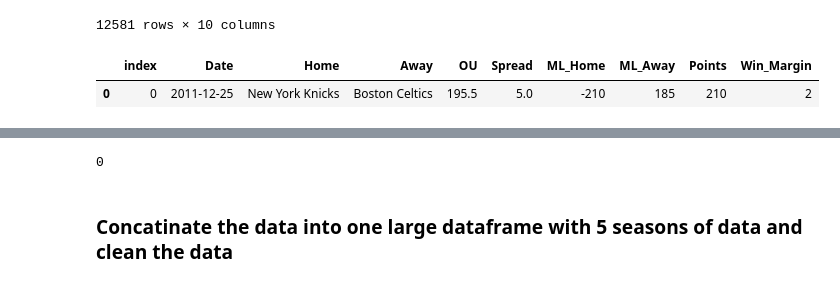
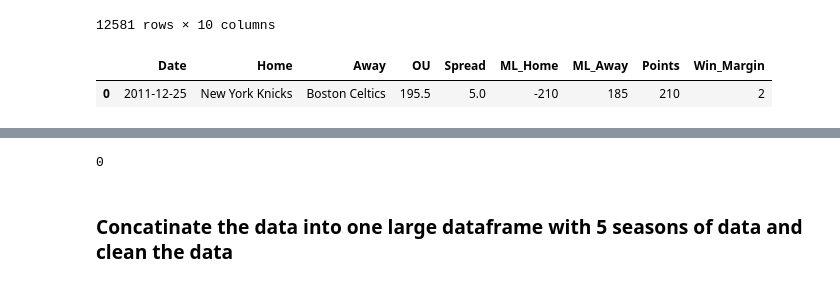
Before and after one commit to kheller18/nba-sports-betting-ml, a Jupyter notebook: read_csv_files.ipynb, the cells around one changed output, grey strips where cells are left out. Cells and saved outputs as stored; diff of their text form; code cells hidden in the pictures.

```diff
--- a/read_csv_files.ipynb
+++ b/read_csv_files.ipynb
@@ -142,14 +142,15 @@ df_combined_2011_2021 = df_combined_2011_2021.reset_index()
 # %%
 # drop the "Unnamed: 0" column
 df_combined_2011_2021 = df_combined_2011_2021.drop(
     columns=[
-        'Unnamed: 0'
+        'Unnamed: 0',
+        'index'
     ]
 )
 df_combined_2011_2021.head(1)
 # %% [output]
-|  | index | Date | Home | Away | OU | Spread | ML_Home | ML_Away | Points | Win_Margin |
-| 0 | 0 | 2011-12-25 | New York Knicks | Boston Celtics | 195.5 | 5.0 | -210 | 185 | 210 | 2 |
+|  | Date | Home | Away | OU | Spread | ML_Home | ML_Away | Points | Win_Margin |
+| 0 | 2011-12-25 | New York Knicks | Boston Celtics | 195.5 | 5.0 | -210 | 185 | 210 | 2 |
 # %%
 # rename the "Home", "Away", "OU", "ML_Home", "ML_Away", and "Points" columns
 df_combined_2011_2021 = df_combined_2011_2021.rename(
```
Also changed, not shown: parts of 11 cells of this notebook, 1 other file.
